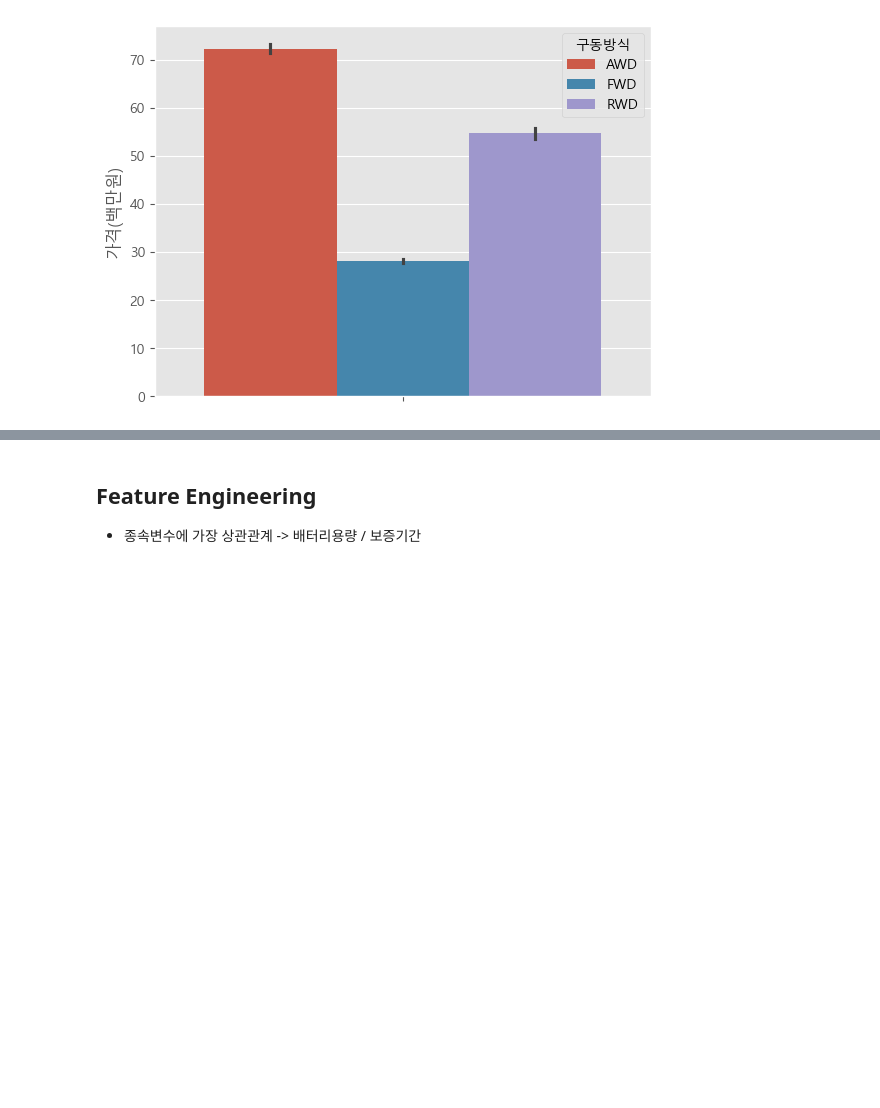
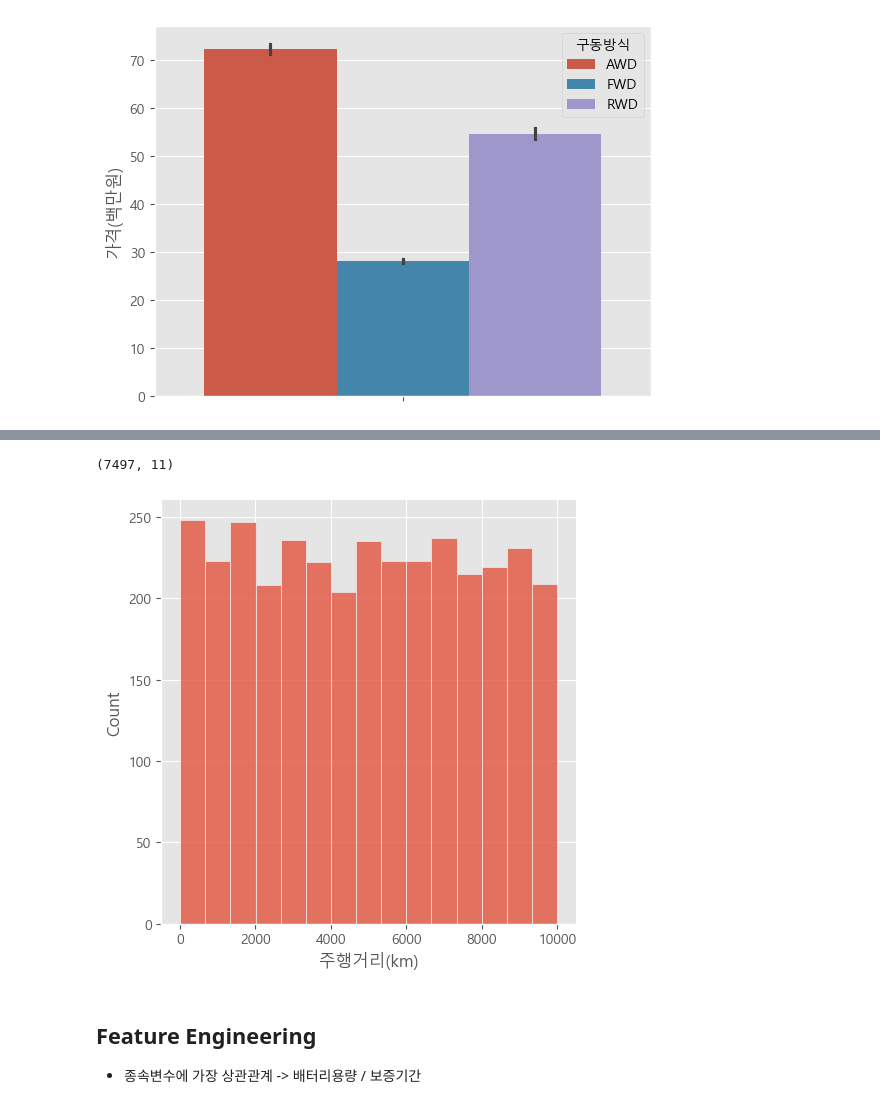
Before and after one commit to han942/vscode, a Jupyter notebook: CarEV.ipynb, the cells around one changed output, grey strips where cells are left out. Cells and saved outputs as stored; diff of their text form; code cells hidden in the pictures; blank space fills up the shorter version.

```diff
--- a/CarEV.ipynb
+++ b/CarEV.ipynb
@@ -218,3 +240,9 @@ sns.barplot(y=train['가격(백만원)'],hue=train['구동방식'])
+# %%
+sns.displot(train.loc[train['주행거리(km)']<10000,'주행거리(km)'])
+train.shape
+# %% [output]
+(7497, 11)
+[figure, added]
 # %% [markdown]
 ## Feature Engineering
 - 종속변수에 가장 상관관계 -> 배터리용량 / 보증기간
```
Also changed, not shown: parts of 17 cells of this notebook.
